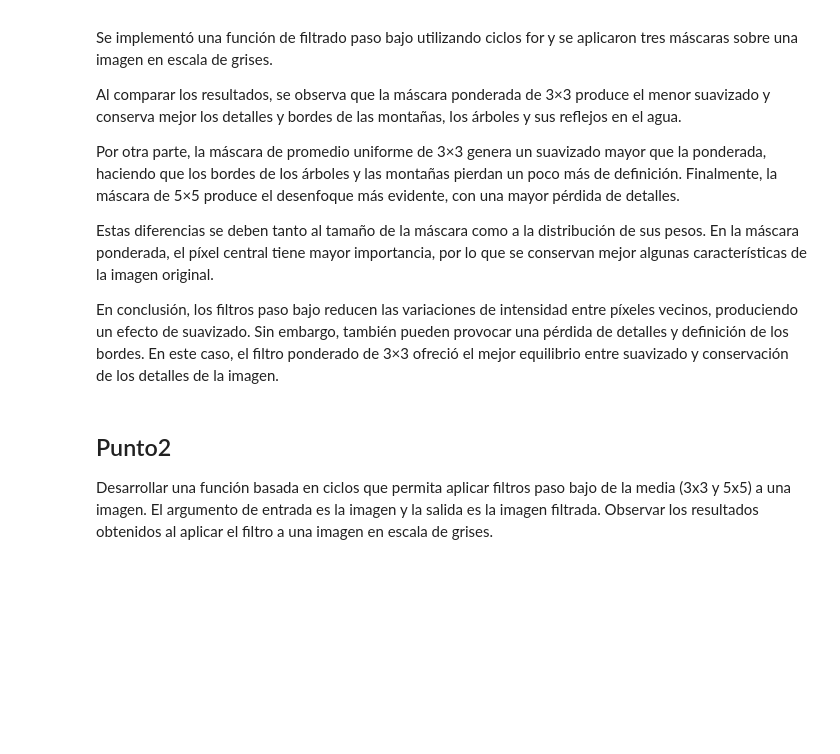
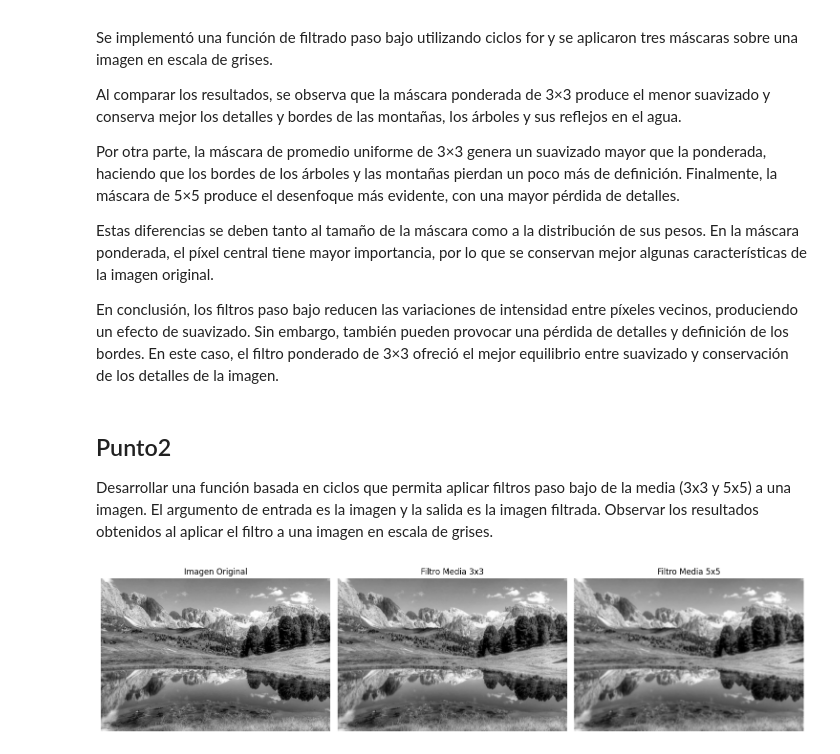
Before and after one commit to CamiloMunozAL/ProcDImagenes, a Jupyter notebook: taller5/taller5.ipynb, the cells around one changed output. Drawn from its saved outputs; the diff is of its cells as text; code cells hidden in the pictures; blank space fills up the shorter version.

```diff
--- a/taller5/taller5.ipynb
+++ b/taller5/taller5.ipynb
@@ -78,7 +78,7 @@ def filtro_promedio(imagen, mascara):
             for fila_mascara in range(filas_mascara):
                 for columna_mascara in range(columnas_mascara):
                     # obtenemos pixeles de la imagen, esto se hace sumando la posicion de la mascara a la posicion de la imagen, y restando la extension de la mascara
-                    pixel = imagen[fila_imagen + fila_mascara - extension_fila, columna_imagen + columna_mascara - extension_columna]
+                    pixel = int(imagen[fila_imagen + fila_mascara - extension_fila, columna_imagen + columna_mascara - extension_columna])
 
                     # obtenemos el peso de la mascara, esto se hace obteniendo el valor de la mascara en la posicion de la mascara
                     peso = mascara[fila_mascara, columna_mascara]
@@ -136,7 +136,10 @@ filtrada. Observar los resultados obtenidos al aplicar el filtro a
 una imagen en escala de grises.
 # %%
 
+# Funcion para aplicar filtro de media a una imagen
 def filtro_media(imagen, tamano):
+    if tamano % 2 == 0 or tamano < 1:
+        raise ValueError("El tamaño de la máscara debe ser un número impar y mayor que 0.")
     # Dimensiones imagen
     filas_imagen, columnas_imagen = imagen.shape
 
@@ -148,3 +151,36 @@ def filtro_media(imagen, tamano):
 
     # Recorrer cada pixel de la imagen
     for fila_imagen in range(extension, filas_imagen - extension):
+        for columna_imagen in range(extension, columnas_imagen - extension):
+            suma = 0
+            for i in range(-extension, extension + 1): # ej si es 3x3, extension = 1, entonces i va de -1 a 1
+                for j in range(-extension, extension + 1):
+                    pixel = int(imagen[fila_imagen + i, columna_imagen + j])
+                    suma += pixel
+
+            imagen_filtrada[fila_imagen, columna_imagen] = suma / (tamano * tamano)
+
+    return np.clip(imagen_filtrada, 0, 255).astype(np.uint8)
+# %%
+
+imagen = cv2.imread('images/paisaje.png', cv2.IMREAD_GRAYSCALE)
+
+imagen_filtrada_3x3 = filtro_media(imagen, 3)
+imagen_filtrada_5x5 = filtro_media(imagen, 5)
+
+imagenes = [imagen, imagen_filtrada_3x3, imagen_filtrada_5x5]
+titulos = ['Imagen Original', 'Filtro Media 3x3', 'Filtro Media 5x5']
+# Mostrar imagen original y filtradas
+
+fig, axs = plt.subplots(1, 3, figsize=(15, 5))
+
+for a, img, titulo in zip(axs.flat, imagenes, titulos):
+    a.imshow(img, cmap='gray', vmin=0, vmax=255)
+    a.set_title(titulo)
+    a.axis('off')
+
+plt.tight_layout()
+plt.savefig('results/resultado_filtro_media.png')
+plt.show()
+# %% [output]
+[figure, added]
```
Also changed, not shown: parts of 5 cells of this notebook, 2 other files.
